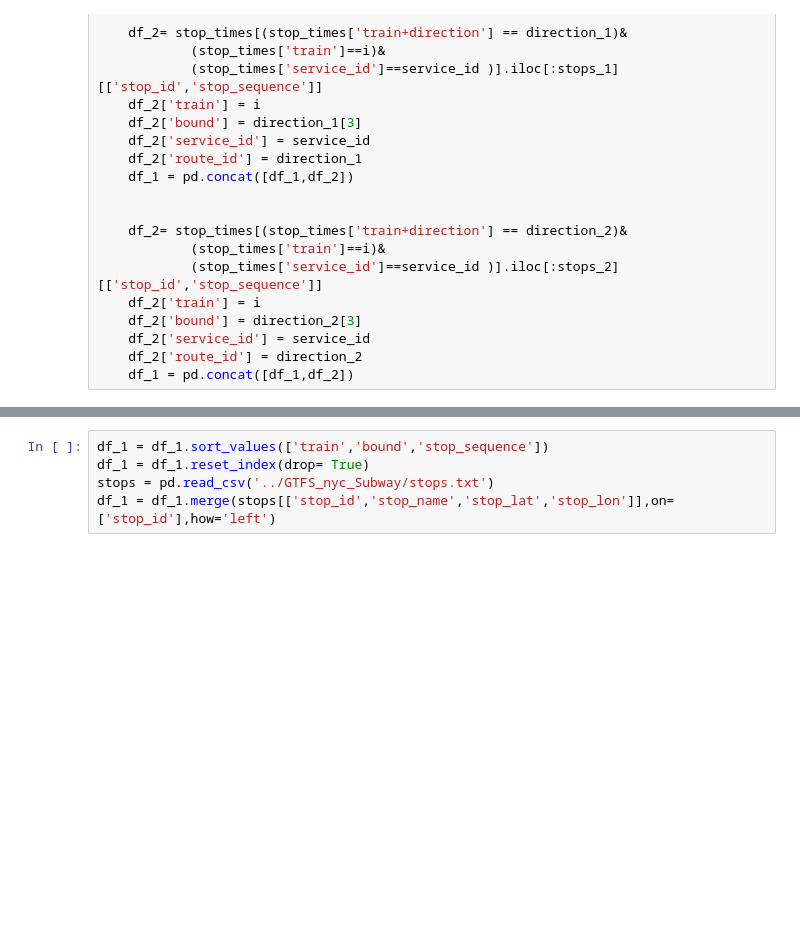
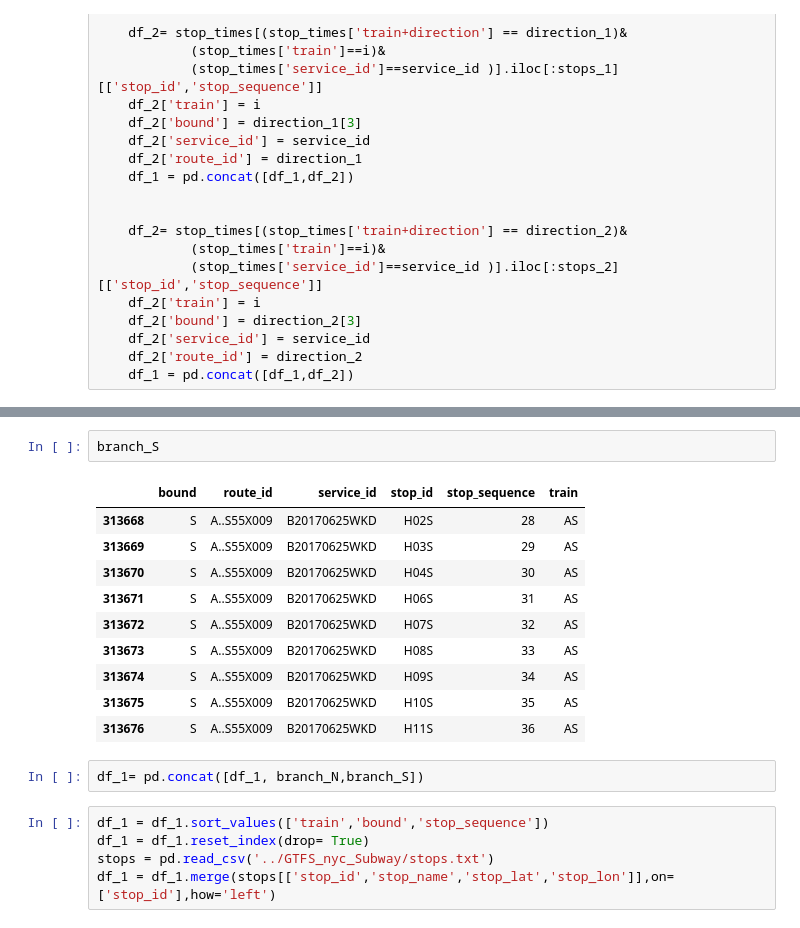
Before and after one commit to rvecsler/Network_Project, a Jupyter notebook: subway_stop_sequence_and_duration.ipynb, the cells around one changed output, grey strips where cells are left out. Saved outputs shown, nothing was run; the diff lists cells and outputs as text; blank space fills up the shorter version.

```diff
--- a/subway_stop_sequence_and_duration.ipynb
+++ b/subway_stop_sequence_and_duration.ipynb
@@ -219,3 +330,18 @@ for i in train2.keys():
+# %%
+branch_S
+# %% [output]
+|  | bound | route_id | service_id | stop_id | stop_sequence | train |
+| 313668 | S | A..S55X009 | B20170625WKD | H02S | 28 | AS |
+| 313669 | S | A..S55X009 | B20170625WKD | H03S | 29 | AS |
+| 313670 | S | A..S55X009 | B20170625WKD | H04S | 30 | AS |
+| 313671 | S | A..S55X009 | B20170625WKD | H06S | 31 | AS |
+| 313672 | S | A..S55X009 | B20170625WKD | H07S | 32 | AS |
+| 313673 | S | A..S55X009 | B20170625WKD | H08S | 33 | AS |
+| 313674 | S | A..S55X009 | B20170625WKD | H09S | 34 | AS |
+| 313675 | S | A..S55X009 | B20170625WKD | H10S | 35 | AS |
+| 313676 | S | A..S55X009 | B20170625WKD | H11S | 36 | AS |
+# %%
+df_1= pd.concat([df_1, branch_N,branch_S])
 # %%
 df_1 = df_1.sort_values(['train','bound','stop_sequence'])
 df_1 = df_1.reset_index(drop= True)
```
Also changed, not shown: parts of 30 cells of this notebook.
